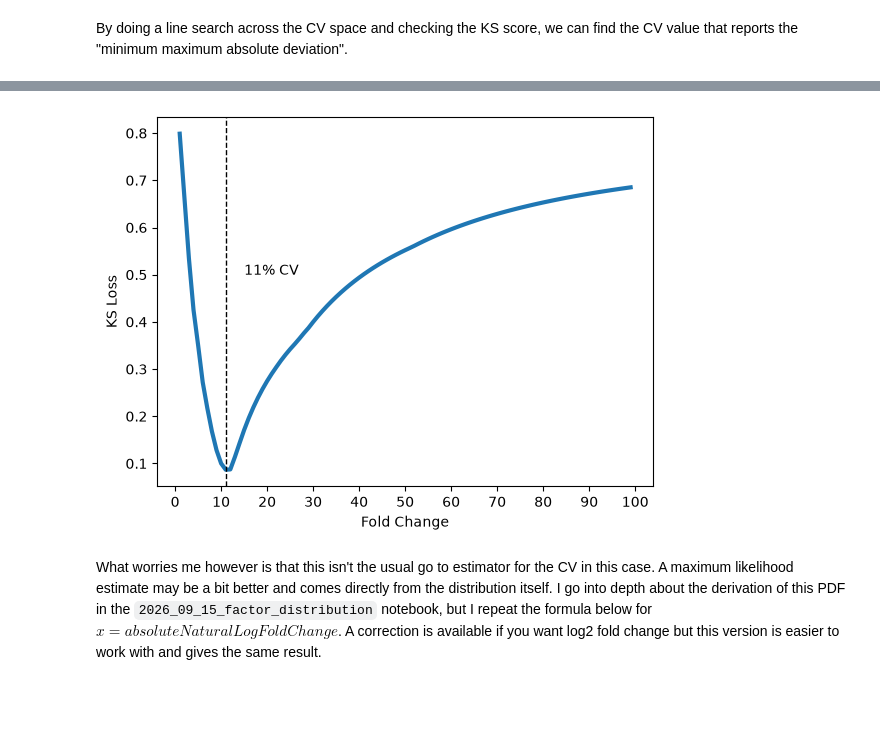
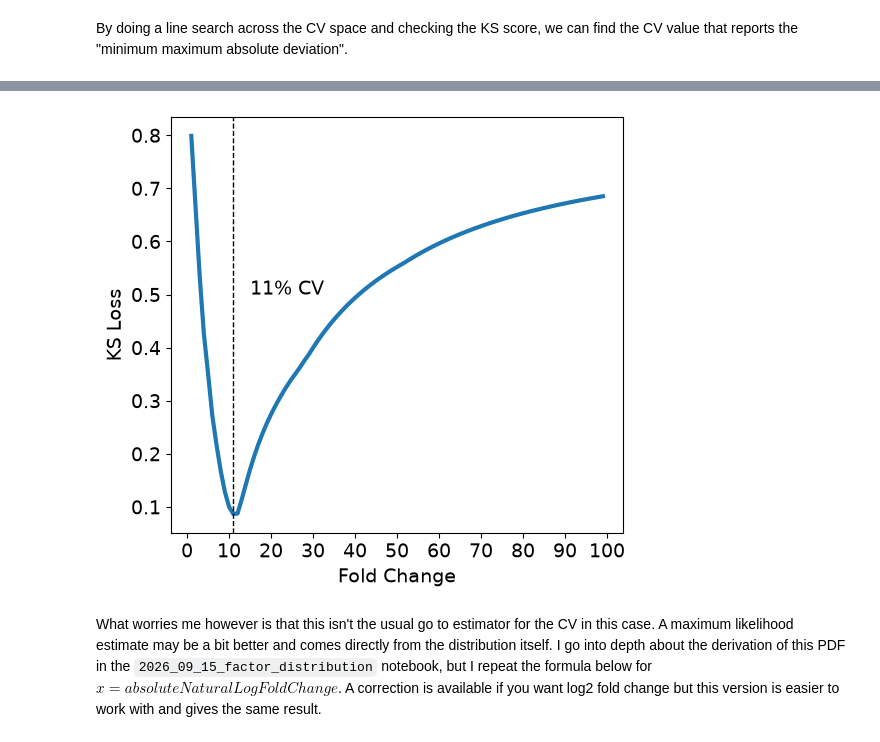
Before and after one commit to AnthonyOfSeattle/affinity-proteomics-notebook, a Jupyter notebook: work/2026_09_09_investigating_candia_dispersion.ipynb, the cells around one changed output, grey strips where cells are left out. Saved outputs shown, nothing was run; the diff lists cells and outputs as text; code cells hidden in the pictures; blank space fills up the shorter version.

```diff
--- a/work/2026_09_09_investigating_candia_dispersion.ipynb
+++ b/work/2026_09_09_investigating_candia_dispersion.ipynb
@@ -524,3 +538,31 @@ def fit_ks(fc):
     return cvs, scores
 
 cvs_ks, scores_ks = fit_ks(fc["FoldChange"])
+# %%
+from scipy.stats import kstest
+
+def dist(x, cv):
+    den = np.sqrt(
+        2*np.log(
+            np.pow(cv/100, 2) + 1
+        )
+    )
+    prob = 1 - 2*sc.stats.norm.cdf(-1*x/den)
+    print(x, den, prob)
+    return prob
+
+def fit_ks(fc):
+    fc = np.sort(fc)
+    cvs = np.array([10])
+    scores = np.zeros(cvs.shape[0])
+    for i in range(len(cvs)):
+        cv = cvs[i]
+        test = kstest(
+            fc,
+            lambda x: dist(x, cv)
+        )
+        print(test)
+
+    return cvs, scores
+
+cvs_ks, scores_ks = fit_ks(fc["FoldChange"])
@@ -527,33 +587,39 @@ cvs_ks, scores_ks = fit_ks(fc["FoldChange"])
 # %%
+plt.figure(figsize = [5.5, 5])
+
 argmin_ks = np.argmin(scores_ks)
 
 sns.lineplot(
     x = cvs_ks,
     y = scores_ks,
     linewidth = 3
 )
 plt.axvline(
     x = cvs_ks[argmin_ks],
     ymin = 0,
     ymax = 1,
     linewidth = 1,
     linestyle = "dashed",
     color = "black"
 )
 
 plt.text(
     x = 15,
     y = 0.5,
-    s = f"{cvs_ks[argmin_ks]}% CV"
+    s = f"{cvs_ks[argmin_ks]}% CV",
+    size = 14
 )
 
 plt.xticks(range(0, 101, 10))
-plt.xlabel("Fold Change")
-plt.ylabel("KS Loss")
+plt.xlabel("Fold Change", size = 14)
+plt.ylabel("KS Loss", size = 14)
+plt.tick_params(labelsize = 14)
 
+plt.tight_layout()
+plt.savefig("../results/2026_09_09_investigating_candia_dispersion/example_ks_loss_optimization.svg")
 plt.show()
 # %% [output]
-[figure, old version]
+[figure, new version]
 # %% [markdown]
 What worries me however is that this isn't the usual go to estimator for the CV in this case. A maximum likelihood estimate may be a bit better and comes directly from the distribution itself. I go into depth about the derivation of this PDF in the `2026_09_15_factor_distribution` notebook, but I repeat the formula below for $x = absolute Natural Log Fold Change$. A correction is available if you want log2 fold change but this version is easier to work with and gives the same result.
 # %% [markdown]
```
Also changed, not shown: parts of 5 cells of this notebook, 6 other files.
